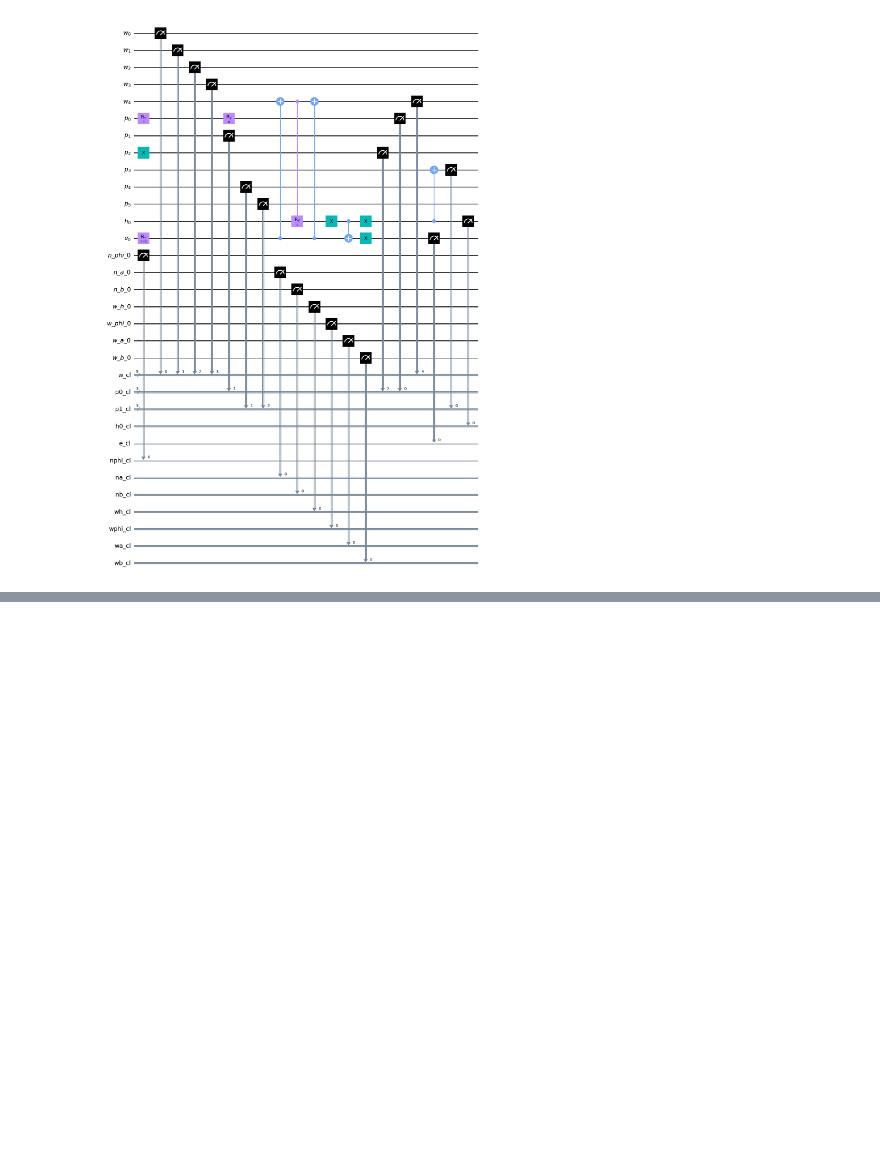
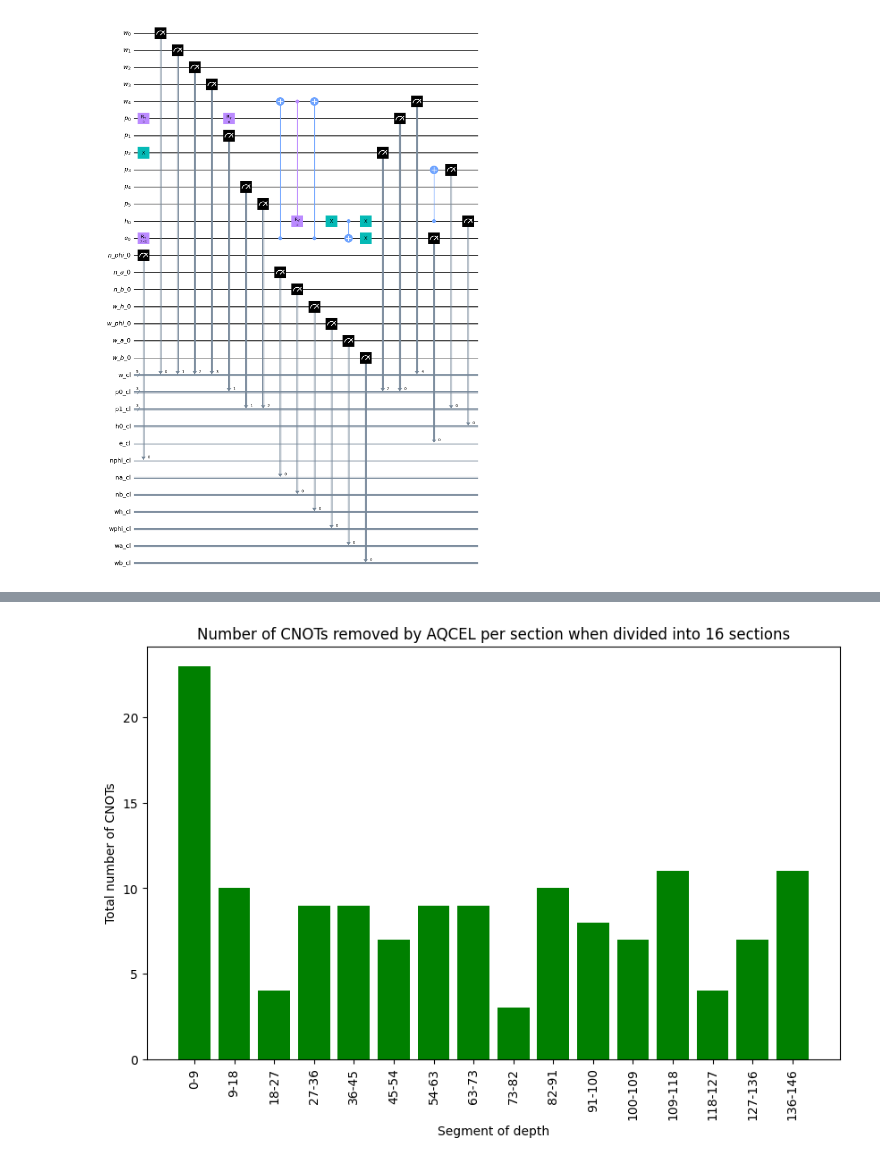
Before and after one commit to LBNL-HEP-QIS/QuantumPartonShower, a Jupyter notebook: qiskit_code/PS_LBNL_not_decomposed_1step.ipynb, the cells around one changed output, grey strips where cells are left out. Drawn from its saved outputs; the diff is of its cells as text; code cells hidden in the pictures; blank space fills up the shorter version.

```diff
--- a/qiskit_code/PS_LBNL_not_decomposed_1step.ipynb
+++ b/qiskit_code/PS_LBNL_not_decomposed_1step.ipynb
@@ -442,0 +266,64 @@ aqcel_results_cc_2.count_ops()
+# %%
+# 16区間に分けた時の区間ごとのAQCELにより取り除かれたCNOTの数
+######################################################################################
+##### Number of CNOTs removed by AQCEL per section when divided into 16 sections #####
+######################################################################################
+
+
+# これより上のメッセージは無視してください
+# 次のようなグラフを書いてください
+# Pythonでmatplotlibを用いてください。ax.は使わずplt.を用いてください
+# リスト'depth_ls'の中身はCNOTの消された位置(depth）を表しています。リストは自分で用意するのでコードに含めないでください
+# depthが0から最大値までの間をM個の区間に区切ってください。ただし、区間の端点は整数になるように区切ってください。また、最初の区間の始点は0になるようにしてください。また、最後の区間では最後の値も含むようにしてください。ここではM=16とします
+# リストのうち、注目している区間の範囲内にある要素の数を数え合計します。m個あればその区間の高さがmとなるような棒グラフを出力してください
+# グラフのタイトルは'Number of CNOTs removed by AQCEL per section when divided into 16 sections'
+# グラフのx軸は'Segment of depth'
+# グラフのy軸は'Total number of CNOTs'
+# x軸の目盛りは区間の始まりと終わりの値がわかるように表示してください。例えば"0-20"のように表示してください。隣り合う文字がかぶるようなら文字サイズか文字の向きで調整してください。
+# y軸の目盛りは0から始めて5の倍数ごとに表示してください
+# 適切な名前をつけて保存してください。ただし他にも似たようなグラフをたくさん作るので被らないようになるべく細かく指定して名前をつけてください。保存場所は'figures/'です
+# グラフの色は緑にしてください
+# debugしやすいように、代入した変数全てについてできるだけ細かくprint関数で出力してください。また、printされた値が何かわかるように簡単な説明も一緒にprintしてください。
+
+import matplotlib.pyplot as plt
+import numpy as np
+
+M = 16
+
+# 最大値を取得し、16区間に分割するための境界を作成
+max_val = max(depth_ls)
+intervals = np.linspace(0, max_val,M + 1  ).astype(int)
+
+# 各区間での要素のカウントを保存するための空リストを作成
+counts = []
+
+# 各区間の要素をカウント
+for i in range(len(intervals)-1):
+    count = sum(intervals[i] <= val < intervals[i+1] for val in depth_ls)
+    if i == len(intervals)-2:  # 最後の区間では終点も含む
+        count += depth_ls.count(intervals[i+1])
+    counts.append(count)
+
+# 区間ラベルを作成
+interval_labels = [f"{intervals[i]}-{intervals[i+1]}" for i in range(len(intervals)-1)]
+
+# グラフを描画
+plt.figure(figsize=(10, 6))
+plt.bar(interval_labels, counts, color='green')
+
+# タイトルと軸のラベルを設定
+plt.title('Number of CNOTs removed by AQCEL per section when divided into 16 sections')
+plt.xlabel('Segment of depth')
+plt.ylabel('Total number of CNOTs')
+
+# x軸とy軸の範囲と目盛りを設定
+plt.xticks(rotation='vertical')
+plt.yticks(np.arange(0, max(counts)+1, 5))
+
+# グラフを保存
+plt.savefig('figures/cnot_removed_sections.png', bbox_inches='tight')
+
+# グラフを表示
+plt.show()
+# %% [output]
+[figure, added]
```
Also changed, not shown: parts of 28 cells of this notebook, 20 other files.
